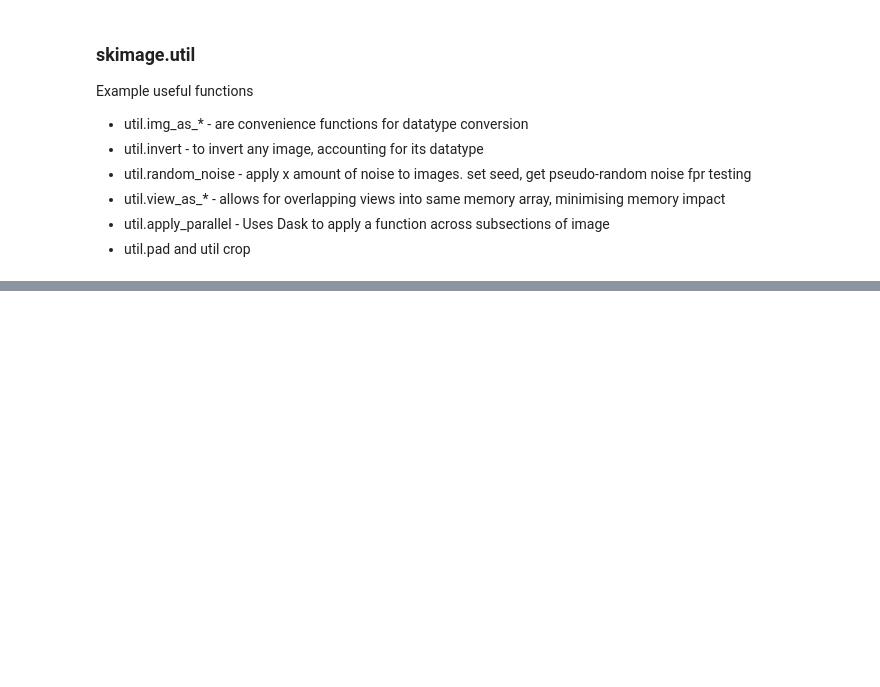
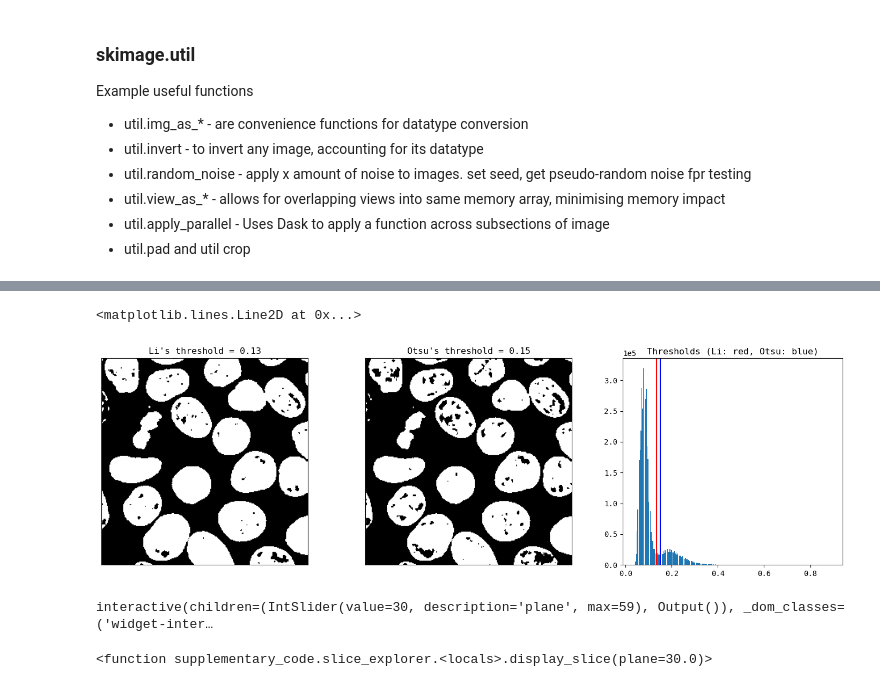
Before and after one commit to jazwilson/skimage_analysis_notebook, a Jupyter notebook: scikit_image_3D_analysis_umbrellaworkshop.ipynb, the cells around one changed output, grey strips where cells are left out. Cells and saved outputs as stored; diff of their text form; code cells hidden in the pictures; blank space fills up the shorter version.

```diff
--- a/scikit_image_3D_analysis_umbrellaworkshop.ipynb
+++ b/scikit_image_3D_analysis_umbrellaworkshop.ipynb
@@ -184,3 +184,13 @@ Example useful functions
 - util.pad and util crop
 # %%
 from skimage import util
+# %%
+cells_rescaled_ubyte = util.img_as_ubyte(cells)
+cells_median = np.empty_like(cells_rescaled_ubyte)
+
+for plane, image in enumerate(cells_rescaled_ubyte):
+    cells_median[plane] = filters.median(image)
+
+cells_median = util.img_as_float(cells_median);
+
+sc.slice_explorer(cells_median)
@@ -186,0 +200,2 @@ from skimage import util
+# %%
+cells_denoised = cells_median
@@ -186,0 +211,29 @@ from skimage import util
+# %%
+threshold_li = filters.threshold_li(cells_denoised)
+cells_binary_li = cells_denoised >= threshold_li
+
+threshold_otsu = filters.threshold_otsu(cells_denoised)
+cells_binary_otsu = cells_denoised >= threshold_otsu
+# %%
+_, (win_left, win_center, win_right) = plt.subplots(nrows=1, ncols=3, figsize=(18, 5))
+
+sc.show_plane(win_left,
+              cells_binary_li[32],
+              title='Li\'s threshold = {:0.2}'.format(threshold_li))
+sc.show_plane(win_center,
+              cells_binary_otsu[32],
+              title='Otsu\'s threshold = {:0.2}'.format(threshold_otsu))
+
+sc.plot_hist(win_right, cells_denoised, 'Thresholds (Li: red, Otsu: blue)')
+win_right.axvline(threshold_li, c='r')
+win_right.axvline(threshold_otsu, c='b')
+# %% [output]
+<matplotlib.lines.Line2D at 0x...>
+[figure, added]
+# %%
+# Keeping threshold binary li
+cells_binary = cells_binary_li
+sc.slice_explorer(cells_binary)
+# %% [output]
+interactive(children=(IntSlider(value=30, description='plane', max=59), Output()), _dom_classes=('widget-inter…
+<function supplementary_code.slice_explorer.<locals>.display_slice(plane=30.0)>
```
Also changed, not shown: parts of 46 cells of this notebook, 1 other file.
